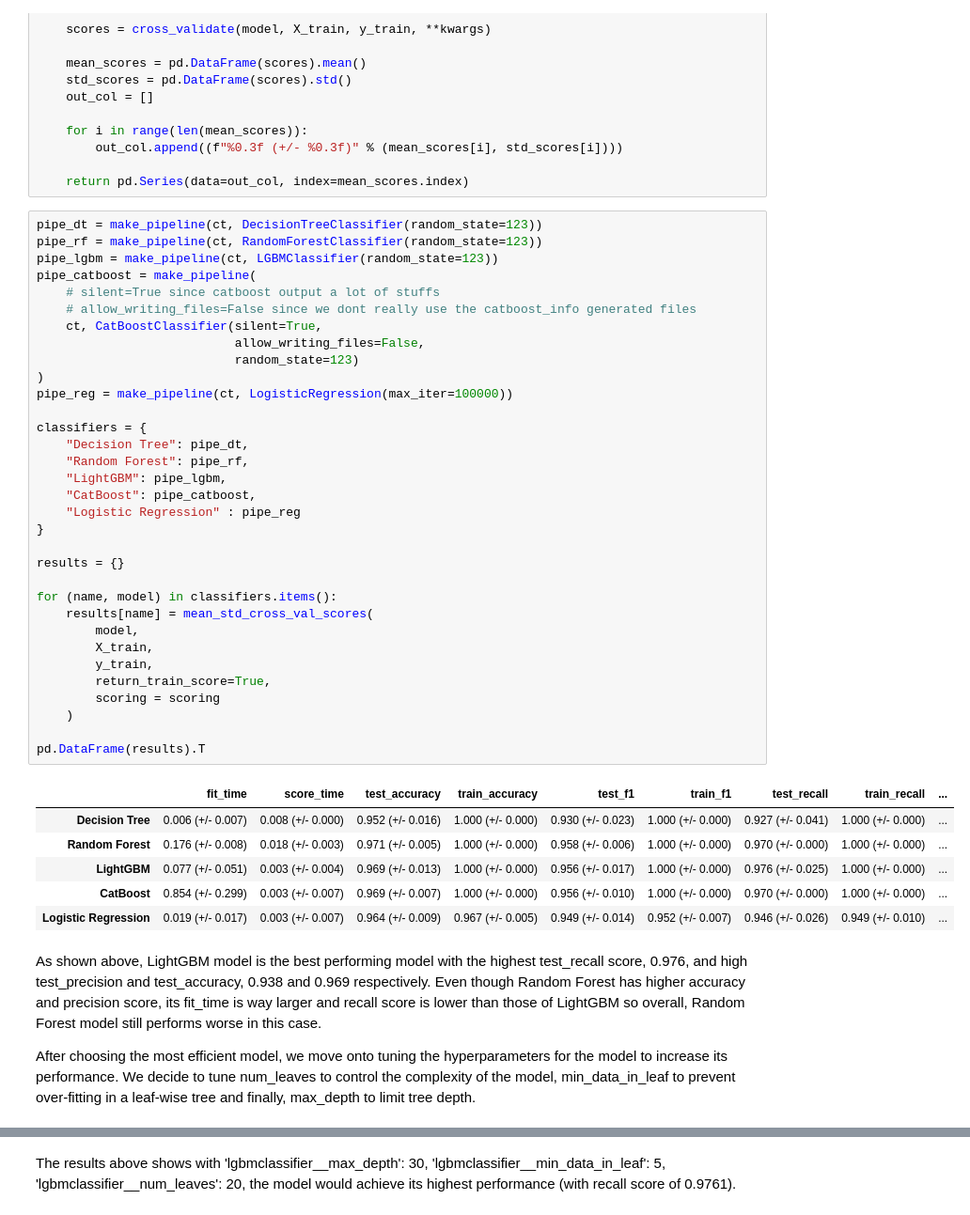
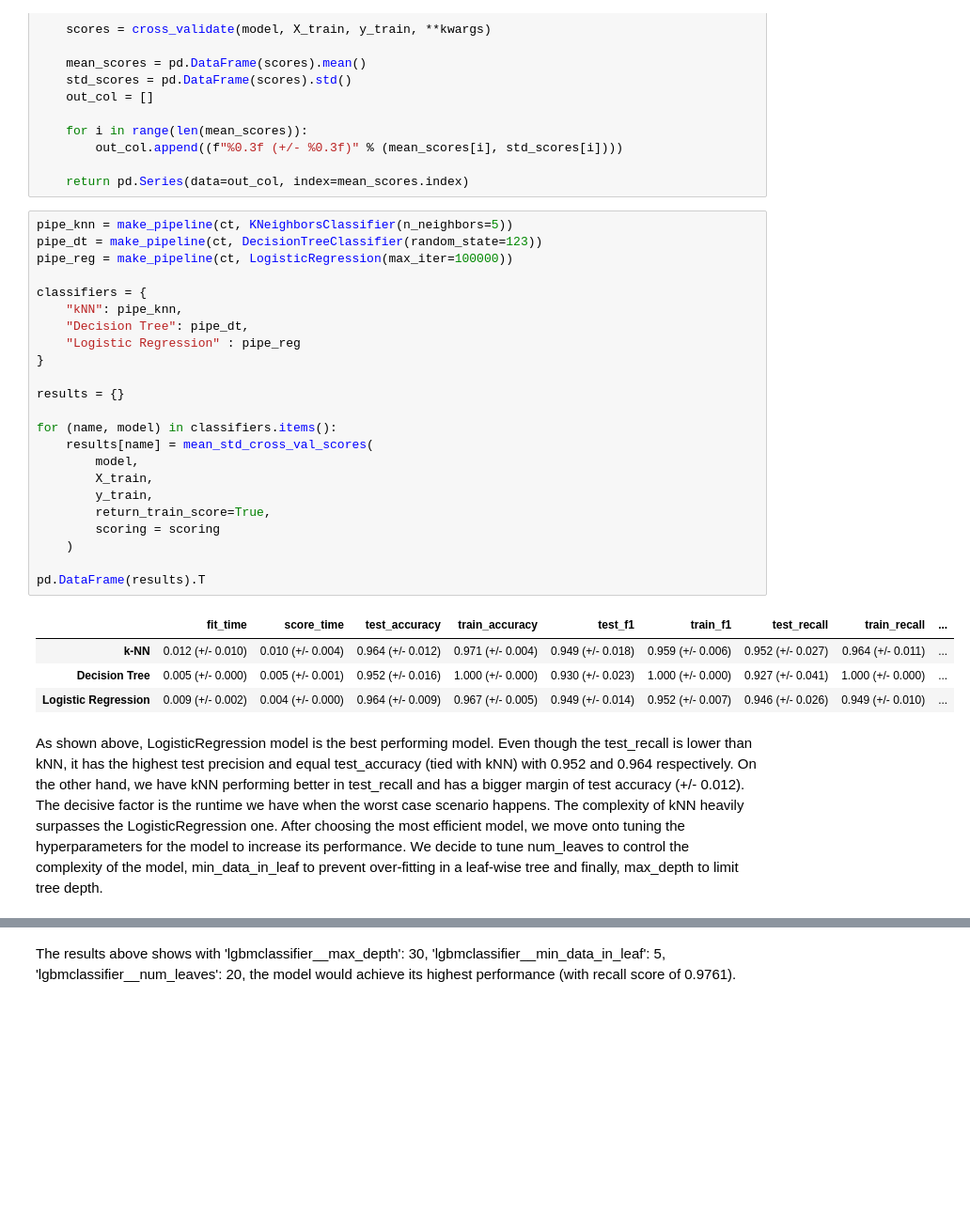
Before and after one commit to DSCI-310/DSCI-310-Group-5, a Jupyter notebook: analysis.ipynb, the cells around one changed output, grey strips where cells are left out. Shown: that part at 94% size. Saved outputs shown, nothing was run; the diff lists cells and outputs as text; blank space fills up the shorter version.

Commit message:
Correction in Model
Changed [16] [17].

```diff
--- a/analysis.ipynb
+++ b/analysis.ipynb
@@ -246,48 +263,35 @@ def mean_std_cross_val_scores(model, X_train, y_train, **kwargs):
 
     return pd.Series(data=out_col, index=mean_scores.index)
 # %%
+pipe_knn = make_pipeline(ct, KNeighborsClassifier(n_neighbors=5))
 pipe_dt = make_pipeline(ct, DecisionTreeClassifier(random_state=123))
-pipe_rf = make_pipeline(ct, RandomForestClassifier(random_state=123))
-pipe_lgbm = make_pipeline(ct, LGBMClassifier(random_state=123))
-pipe_catboost = make_pipeline(
-    # silent=True since catboost output a lot of stuffs
-    # allow_writing_files=False since we dont really use the catboost_info generated files
-    ct, CatBoostClassifier(silent=True,
-                           allow_writing_files=False,
-                           random_state=123)
-)
 pipe_reg = make_pipeline(ct, LogisticRegression(max_iter=100000))
 
 classifiers = {
+    "kNN": pipe_knn,
     "Decision Tree": pipe_dt,
-    "Random Forest": pipe_rf,
-    "LightGBM": pipe_lgbm,
-    "CatBoost": pipe_catboost,
     "Logistic Regression" : pipe_reg
 }
 
 results = {}
 
 for (name, model) in classifiers.items():
     results[name] = mean_std_cross_val_scores(
         model,
         X_train,
         y_train,
         return_train_score=True,
         scoring = scoring
     )
 
 pd.DataFrame(results).T
 # %% [output]
 |  | fit_time | score_time | test_accuracy | train_accuracy | test_f1 | train_f1 | test_recall | train_recall | ... |
-| Decision Tree | 0.006 (+/- 0.007) | 0.008 (+/- 0.000) | 0.952 (+/- 0.016) | 1.000 (+/- 0.000) | 0.930 (+/- 0.023) | 1.000 (+/- 0.000) | 0.927 (+/- 0.041) | 1.000 (+/- 0.000) | ... |
-| Random Forest | 0.176 (+/- 0.008) | 0.018 (+/- 0.003) | 0.971 (+/- 0.005) | 1.000 (+/- 0.000) | 0.958 (+/- 0.006) | 1.000 (+/- 0.000) | 0.970 (+/- 0.000) | 1.000 (+/- 0.000) | ... |
-| LightGBM | 0.077 (+/- 0.051) | 0.003 (+/- 0.004) | 0.969 (+/- 0.013) | 1.000 (+/- 0.000) | 0.956 (+/- 0.017) | 1.000 (+/- 0.000) | 0.976 (+/- 0.025) | 1.000 (+/- 0.000) | ... |
-| CatBoost | 0.854 (+/- 0.299) | 0.003 (+/- 0.007) | 0.969 (+/- 0.007) | 1.000 (+/- 0.000) | 0.956 (+/- 0.010) | 1.000 (+/- 0.000) | 0.970 (+/- 0.000) | 1.000 (+/- 0.000) | ... |
-| Logistic Regression | 0.019 (+/- 0.017) | 0.003 (+/- 0.007) | 0.964 (+/- 0.009) | 0.967 (+/- 0.005) | 0.949 (+/- 0.014) | 0.952 (+/- 0.007) | 0.946 (+/- 0.026) | 0.949 (+/- 0.010) | ... |
+| k-NN | 0.012 (+/- 0.010) | 0.010 (+/- 0.004) | 0.964 (+/- 0.012) | 0.971 (+/- 0.004) | 0.949 (+/- 0.018) | 0.959 (+/- 0.006) | 0.952 (+/- 0.027) | 0.964 (+/- 0.011) | ... |
+| Decision Tree | 0.005 (+/- 0.000) | 0.005 (+/- 0.001) | 0.952 (+/- 0.016) | 1.000 (+/- 0.000) | 0.930 (+/- 0.023) | 1.000 (+/- 0.000) | 0.927 (+/- 0.041) | 1.000 (+/- 0.000) | ... |
+| Logistic Regression | 0.009 (+/- 0.002) | 0.004 (+/- 0.000) | 0.964 (+/- 0.009) | 0.967 (+/- 0.005) | 0.949 (+/- 0.014) | 0.952 (+/- 0.007) | 0.946 (+/- 0.026) | 0.949 (+/- 0.010) | ... |
 # %% [markdown]
-As shown above, LightGBM model is the best performing model with the highest test_recall score, 0.976, and high test_precision and test_accuracy, 0.938 and 0.969 respectively. Even though Random Forest has higher accuracy and precision score, its fit_time is way larger and recall score is lower than those of LightGBM so overall, Random Forest model still performs worse in this case.
-
+As shown above, LogisticRegression model is the best performing model. Even though the test_recall is lower than kNN, it has the highest test precision and equal test_accuracy (tied with kNN) with 0.952 and 0.964 respectively. On the other hand, we have kNN performing better in test_recall and has a bigger margin of test accuracy (+/- 0.012). The decisive factor is the runtime we have when the worst case scenario happens. The complexity of kNN heavily surpasses the LogisticRegression one.
 After choosing the most efficient model, we move onto tuning the hyperparameters for the model to increase its performance. We decide to tune num_leaves to control the complexity of the model, min_data_in_leaf to prevent over-fitting in a leaf-wise tree and finally, max_depth to limit tree depth.
 # %%
 rs_params = {
```
Also changed, not shown: parts of 9 cells of this notebook.
